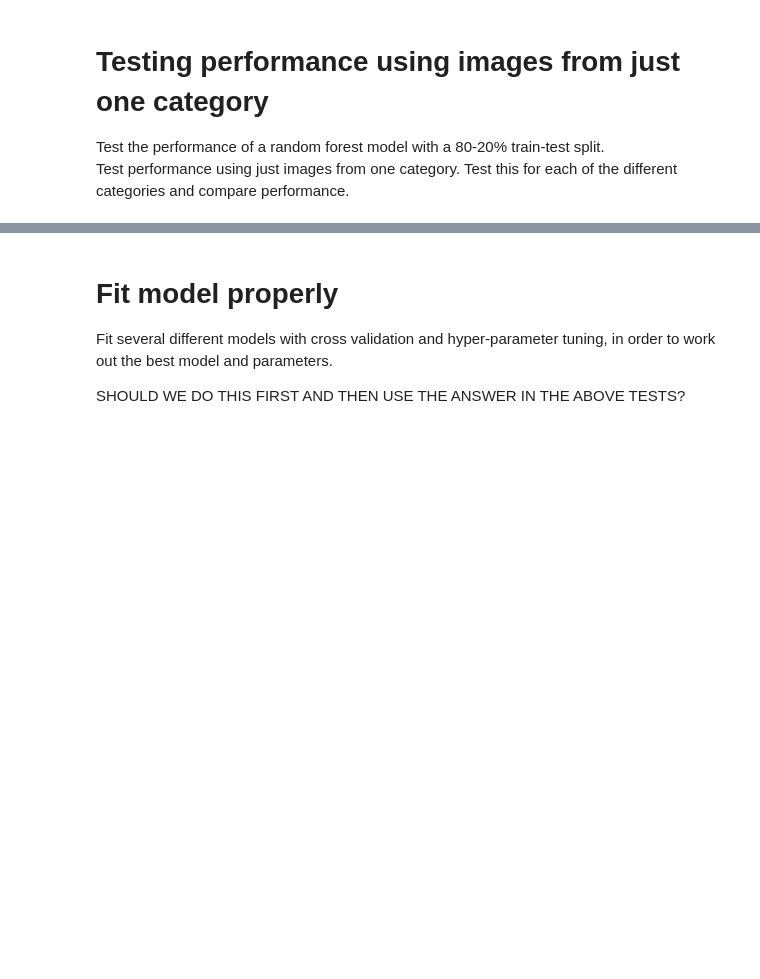
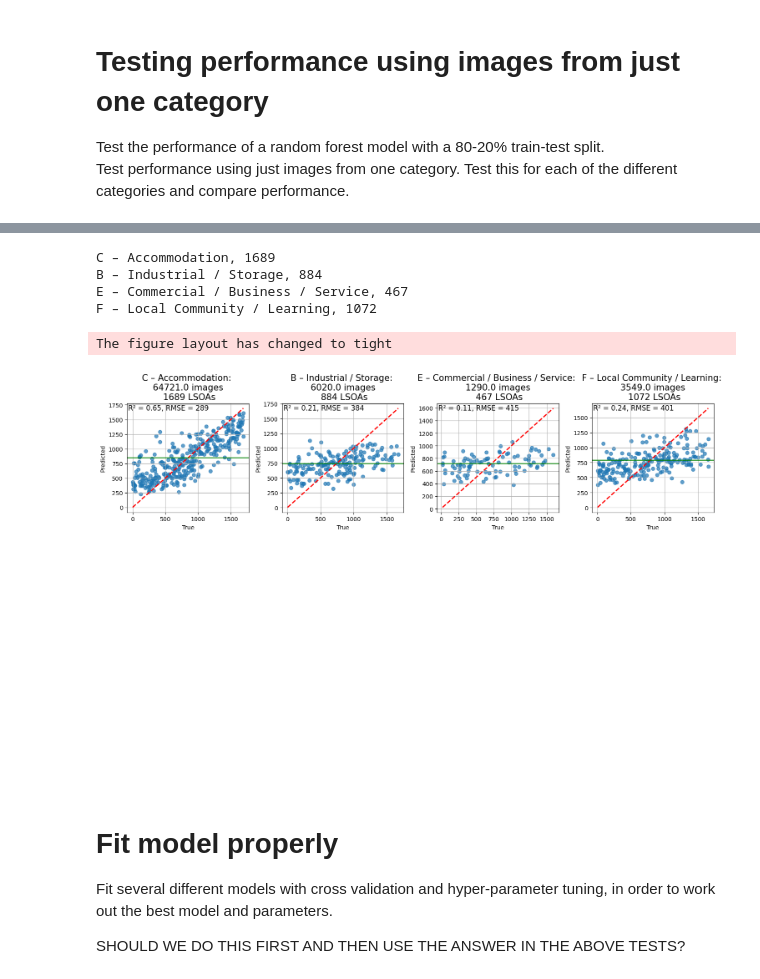
Before and after one commit to Urban-Analytics/INTEGRATE, a Jupyter notebook: llm/python/Embeddings/CLIP/6-Test-models.ipynb, the cells around one changed output, grey strips where cells are left out. Saved outputs shown, nothing was run; the diff lists cells and outputs as text; code cells hidden in the pictures; blank space fills up the shorter version.

```diff
--- a/llm/python/Embeddings/CLIP/6-Test-models.ipynb
+++ b/llm/python/Embeddings/CLIP/6-Test-models.ipynb
@@ -246,3 +285,62 @@ for j in range(i, len(axs)):
+# %%
+fig, axs=plt.subplots(ncols=4, nrows=3, figsize=(15,10))
+axs=axs.flatten()
+i=0
+for col_name in category_pct_cols:
+    column = f'{col_name}_mean'
+    column_two = f'count_{col_name}'
+    one_image_type = big_summary_df_with_imd[["LSOA21CD", column, column_two, "imd_rerank"]].copy()
+    num_in_class = one_image_type[column_two].sum()
+    # Missing indicator
+    one_image_type["missing"] = one_image_type[column].apply(is_missing_embedding).astype(int)
+
+    # Replace missing scalar 0 with a 512-dim zero vector
+    one_image_type[column] = one_image_type[column].apply(
+        lambda x: np.zeros(512) if is_missing_embedding(x) else x)
+
+    one_image_type = one_image_type.sort_values("LSOA21CD").reset_index(drop=True)
+
+    # Get rid of LSOAs with missing embeddings
+    one_image_type = one_image_type[one_image_type['missing']==0]
+    print(f"{col_name}, {len(one_image_type)}")
+    num_lsoas = len(one_image_type)
+
+    # Get response and predictor variables
+    X_emb = np.stack(one_image_type[column].values)
+    X_missing = one_image_type[["missing"]].values
+    X = np.hstack([X_emb, X_missing])
+
+    y = one_image_type["imd_rerank"].values
+
+    # Train/test
+    X_train, X_test, y_train, y_test = train_test_split(
+        X, y, test_size=0.2, random_state=42)
+
+    # Fit a model (Random Forest Regressor example)
+    rf = RandomForestRegressor(n_estimators=200, random_state=42)
+    rf.fit(X_train, y_train)
+
+    # Predict and evaluate
+    y_pred = rf.predict(X_test)
+
+    # Usage example:
+    metrics = evaluate_imd_model(y_test, y_pred, col_name, num_in_class, num_lsoas, plot=False, plot_collectively =True, ax=axs[i])
+    axs[i].axhline(y=one_image_type['imd_rerank'].mean(), color='green', linestyle='-')
+
+
+    i=i+1
+
+for j in range(i, len(axs)):
+    axs[j].axis("off")
+
+    fig.tight_layout()
+# %% [output]
+C – Accommodation, 1689
+B – Industrial / Storage, 884
+E – Commercial / Business / Service, 467
+F – Local Community / Learning, 1072
+The figure layout has changed to tight
+[figure, added]
 # %% [markdown]
 # Fit model properly
 Fit several different models with cross validation and hyper-parameter tuning, in order to work out the best model and parameters.
```
Also changed, not shown: parts of 10 cells of this notebook, 1 other file.
